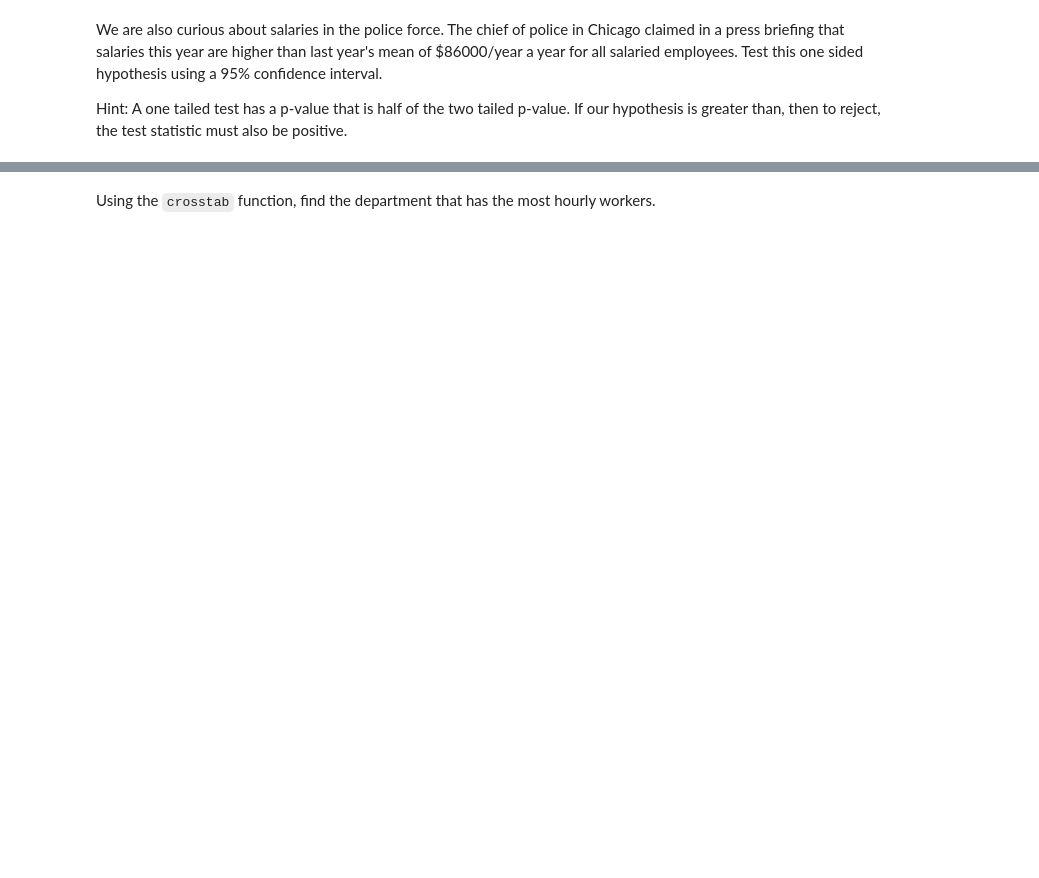
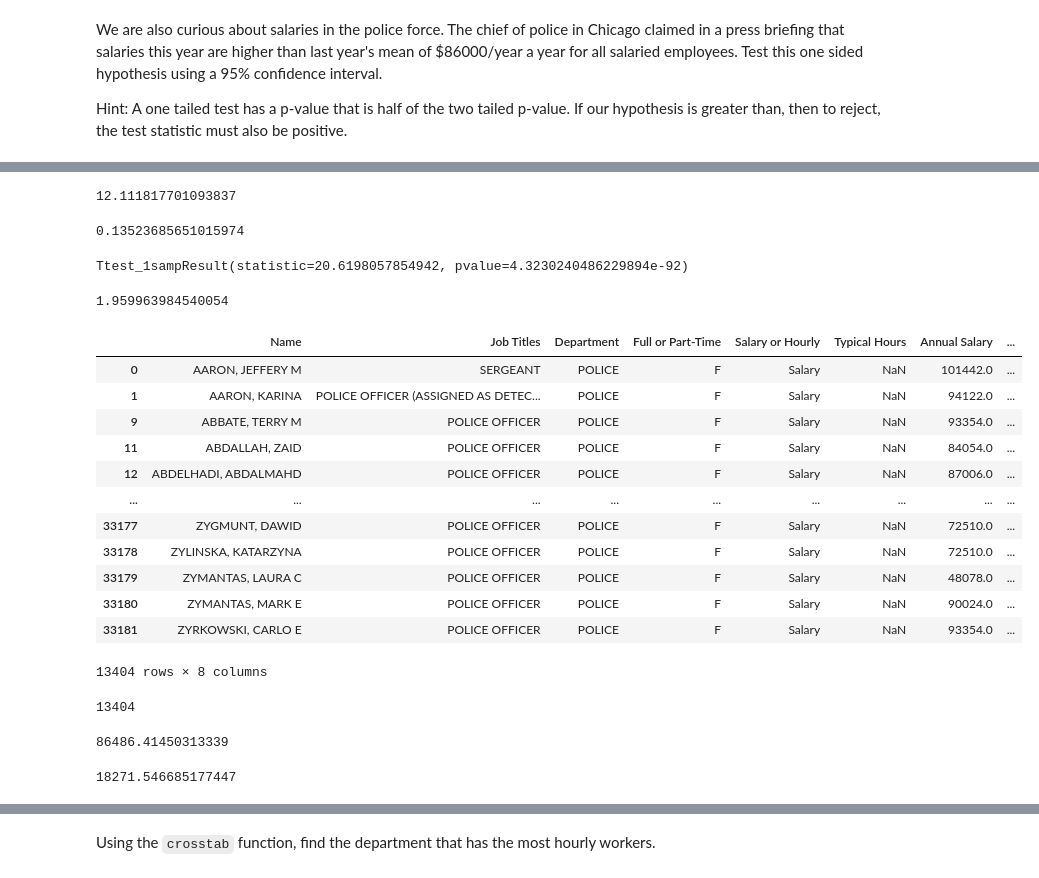
Before and after one commit to ta-data-remote/lab-hypothesis-testing, a Jupyter notebook: your-code/main.ipynb, the cells around one changed output, grey strips where cells are left out. Cells and saved outputs as stored; diff of their text form; code cells hidden in the pictures; blank space fills up the shorter version.

```diff
--- a/your-code/main.ipynb
+++ b/your-code/main.ipynb
@@ -43,0 +158,36 @@ Hint: A one tailed test has a p-value that is half of the two tailed p-value. If
+# %%
+
+# What is the stdv hourly rate
+std_hourly_workers = np.std(hourly_workers['Hourly Rate'])
+std_hourly_workers
+# %% [output]
+12.111817701093837
+# %%
+
+# Standard error
+# Metod 1
+#sem = stats.sem(hourly_workers['Hourly Rate'])
+#sem
+
+# Metod 2
+sem = std_hourly_workers / np.sqrt(n - 1)
+sem
+# %% [output]
+0.13523685651015974
+# %%
+# What is the z score
+# Metod 1
+stats.ttest_1samp(hourly_workers['Hourly Rate'], popmean=pop_mean, nan_policy='omit')
+
+# Metod 2
+#z = (mean_hourly_workers - pop_mean) / sem
+#z
+# %% [output]
+Ttest_1sampResult(statistic=20.6198057854942, pvalue=4.3230240486229894e-92)
+# %%
+
+# What is the critical value for 95% two sided confidence interval
+zcrit = stats.norm.ppf(1-(0.05/2))
+zcrit
+# %% [output]
+1.959963984540054
@@ -43,0 +205,41 @@ Hint: A one tailed test has a p-value that is half of the two tailed p-value. If
+# %%
+# In order to test my hypothesis I will need only the workers that work on a salary rate base and are from police department
+
+# All workers which working on salary rate base and are from police department
+police_salary_workers = salaries[(salaries['Department'] == 'POLICE') & (salaries['Salary or Hourly'] == 'Salary')]
+police_salary_workers
+
+# How to be sure that I picked only these workers from police department which are working on salary base?
+#police_salary_workers['Salary or Hourly'].value_counts()
+# %% [output]
+|  | Name | Job Titles | Department | Full or Part-Time | Salary or Hourly | Typical Hours | Annual Salary | ... |
+| 0 | AARON, JEFFERY M | SERGEANT | POLICE | F | Salary | NaN | 101442.0 | ... |
+| 1 | AARON, KARINA | POLICE OFFICER (ASSIGNED AS DETEC... | POLICE | F | Salary | NaN | 94122.0 | ... |
+| 9 | ABBATE, TERRY M | POLICE OFFICER | POLICE | F | Salary | NaN | 93354.0 | ... |
+| 11 | ABDALLAH, ZAID | POLICE OFFICER | POLICE | F | Salary | NaN | 84054.0 | ... |
+| 12 | ABDELHADI, ABDALMAHD | POLICE OFFICER | POLICE | F | Salary | NaN | 87006.0 | ... |
+| ... | ... | ... | ... | ... | ... | ... | ... | ... |
+| 33177 | ZYGMUNT, DAWID | POLICE OFFICER | POLICE | F | Salary | NaN | 72510.0 | ... |
+| 33178 | ZYLINSKA, KATARZYNA | POLICE OFFICER | POLICE | F | Salary | NaN | 72510.0 | ... |
+| 33179 | ZYMANTAS, LAURA C | POLICE OFFICER | POLICE | F | Salary | NaN | 48078.0 | ... |
+| 33180 | ZYMANTAS, MARK E | POLICE OFFICER | POLICE | F | Salary | NaN | 90024.0 | ... |
+| 33181 | ZYRKOWSKI, CARLO E | POLICE OFFICER | POLICE | F | Salary | NaN | 93354.0 | ... |
+13404 rows × 8 columns
+# %%
+# How many worker are there
+n = police_salary_workers['Name'].count()
+n
+# %% [output]
+13404
+# %%
+# What is the mean annual salary rate
+mean_police_salary_workers = np.mean(police_salary_workers['Annual Salary'])
+mean_police_salary_workers
+# %% [output]
+86486.41450313339
+# %%
+# What is the stdv annual salary rate
+std_police_salary_workers = np.std(police_salary_workers['Annual Salary'])
+std_police_salary_workers
+# %% [output]
+18271.546685177447
```
Also changed, not shown: parts of 35 cells of this notebook.
